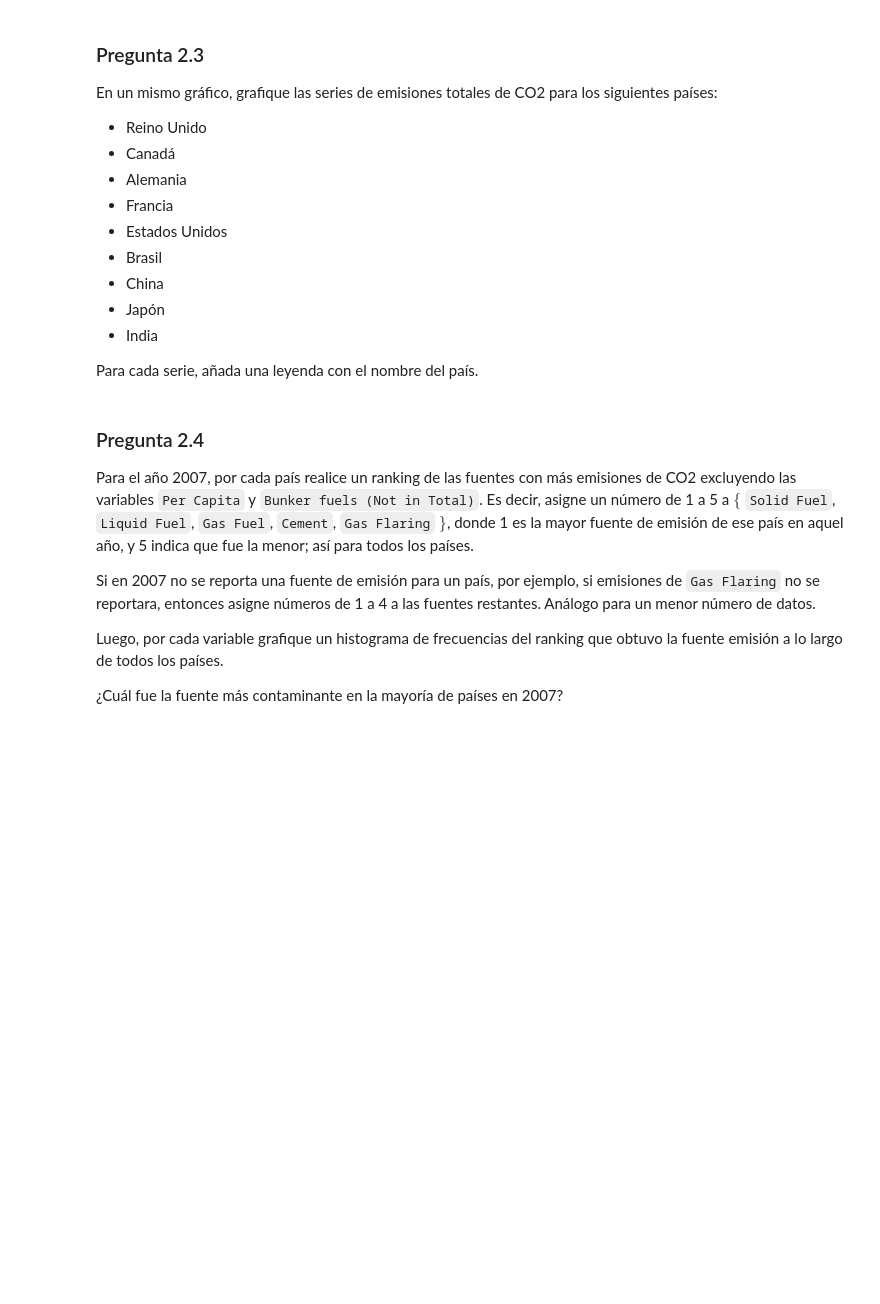
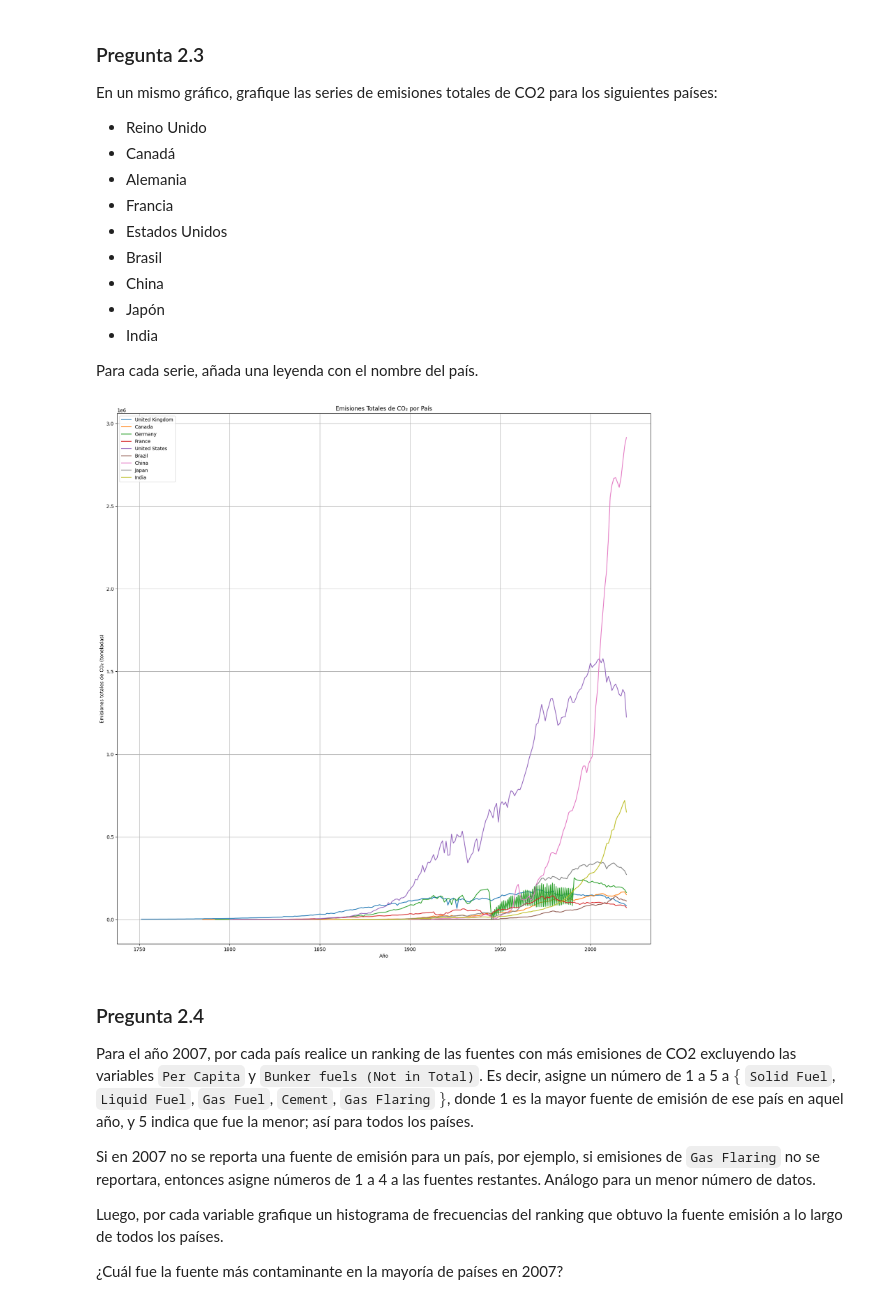
Before and after one commit to MichaelGalazz/Tarea-1-ML, a Jupyter notebook: Tarea_1 (3).ipynb, the cells around one changed output. Saved outputs shown, nothing was run; the diff lists cells and outputs as text; code cells hidden in the pictures; blank space fills up the shorter version.

```diff
--- a/Tarea_1 (3).ipynb
+++ b/Tarea_1 (3).ipynb
@@ -1087,4 +1152,4 @@ df_co2
 # %%
-df_co2["Year"] = pd.to_datetime(df_co2["Year"], format='%Y')
+df_co2["Year"] = pd.to_datetime(df_co2["Year"]).dt.year
 # %%
 print(df_co2.isnull().sum())
@@ -1123,20 +1214,22 @@ Para cada serie, añada una leyenda con el nombre del país.
 # %%
 paises = ["United Kingdom", "Canada", "Germany", "France", "United States", "Brazil", "China", "Japan", "India"]
 
 df_co2_filtered = df_co2[df_co2["Country"].isin(paises)]
 
-plt.figure(figsize=(20, 10))
+plt.figure(figsize=(20, 20))
 for pais in paises:
     subset = df_co2_filtered[df_co2_filtered["Country"] == pais]
     plt.plot(subset["Year"], subset["Total"], label=pais)
 
 
 plt.xlabel("Año")
 plt.ylabel("Emisiones totales de CO₂ (toneladas)")
 plt.title("Emisiones Totales de CO₂ por País")
 plt.legend()
 plt.grid(True)
 plt.show()
+# %% [output]
+[figure, added]
 # %% [markdown]
 ### Pregunta 2.4
 
```
Also changed, not shown: parts of 10 cells of this notebook.
